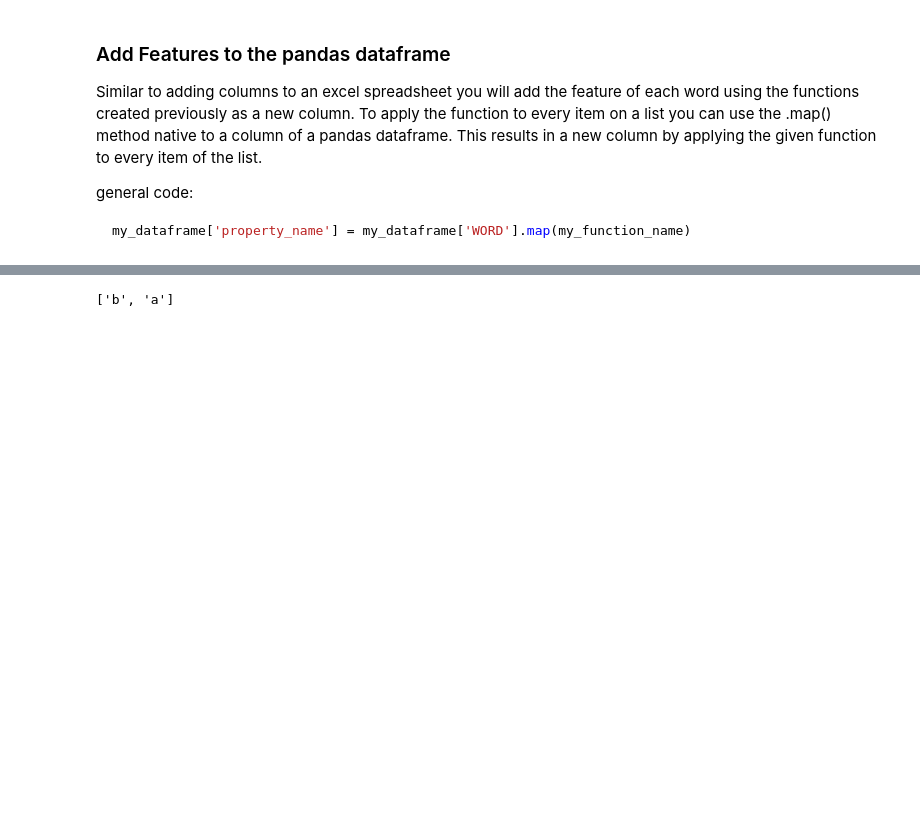
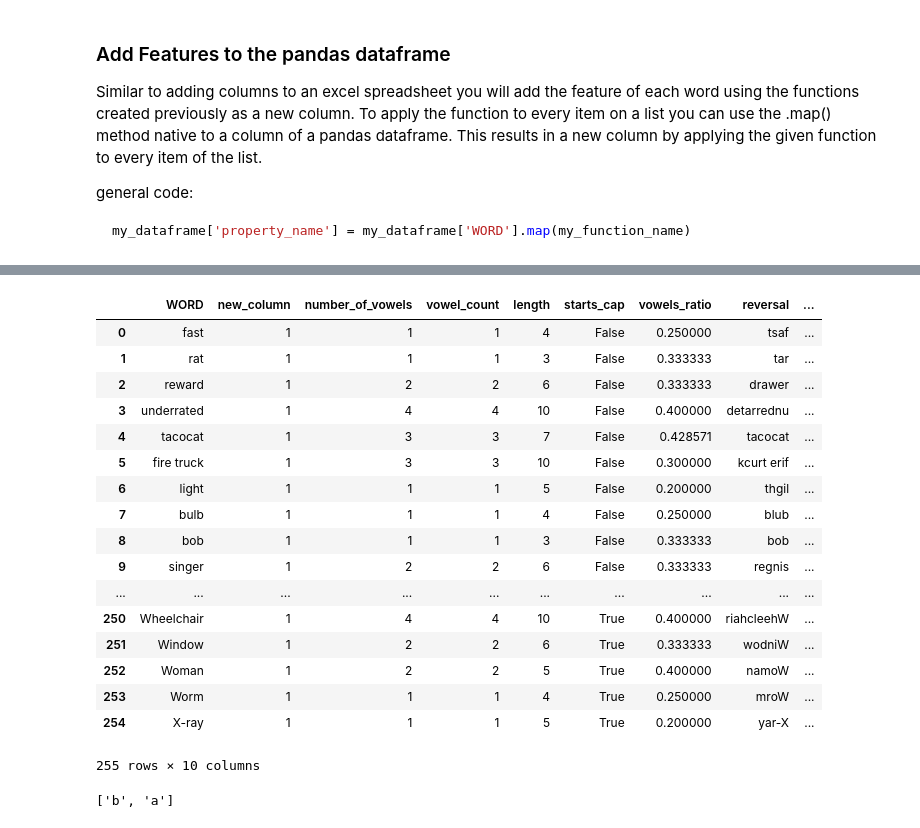
Before and after one commit to BenKanouse/dsa501, a Jupyter notebook: week1_monday/adding_features_to_dataframes.ipynb, the cells around one changed output, grey strips where cells are left out. Cells and saved outputs as stored; diff of their text form; code cells hidden in the pictures; blank space fills up the shorter version.

```diff
--- a/week1_monday/adding_features_to_dataframes.ipynb
+++ b/week1_monday/adding_features_to_dataframes.ipynb
@@ -142,3 +140,28 @@ True
+# %%
+# my_data['number_of_vowels'] = my_data["WORD"].map(vowel_count)
+funs = [vowel_count, length, starts_cap, vowels_ratio, reversal, palindrome, alphabetical]
+for fun in funs:
+    my_data[fun.__name__] = my_data["WORD"].map(fun)
+my_data
+# %% [output]
+|  | WORD | new_column | number_of_vowels | vowel_count | length | starts_cap | vowels_ratio | reversal | ... |
+| 0 | fast | 1 | 1 | 1 | 4 | False | 0.250000 | tsaf | ... |
+| 1 | rat | 1 | 1 | 1 | 3 | False | 0.333333 | tar | ... |
+| 2 | reward | 1 | 2 | 2 | 6 | False | 0.333333 | drawer | ... |
+| 3 | underrated | 1 | 4 | 4 | 10 | False | 0.400000 | detarrednu | ... |
+| 4 | tacocat | 1 | 3 | 3 | 7 | False | 0.428571 | tacocat | ... |
+| 5 | fire truck | 1 | 3 | 3 | 10 | False | 0.300000 | kcurt erif | ... |
+| 6 | light | 1 | 1 | 1 | 5 | False | 0.200000 | thgil | ... |
+| 7 | bulb | 1 | 1 | 1 | 4 | False | 0.250000 | blub | ... |
+| 8 | bob | 1 | 1 | 1 | 3 | False | 0.333333 | bob | ... |
+| 9 | singer | 1 | 2 | 2 | 6 | False | 0.333333 | regnis | ... |
+| ... | ... | ... | ... | ... | ... | ... | ... | ... | ... |
+| 250 | Wheelchair | 1 | 4 | 4 | 10 | True | 0.400000 | riahcleehW | ... |
+| 251 | Window | 1 | 2 | 2 | 6 | True | 0.333333 | wodniW | ... |
+| 252 | Woman | 1 | 2 | 2 | 5 | True | 0.400000 | namoW | ... |
+| 253 | Worm | 1 | 1 | 1 | 4 | True | 0.250000 | mroW | ... |
+| 254 | X-ray | 1 | 1 | 1 | 5 | True | 0.200000 | yar-X | ... |
+255 rows × 10 columns
 # %%
 ['a', 'b'][::-1]
 # %% [output]
```
Also changed, not shown: parts of 4 cells of this notebook.
